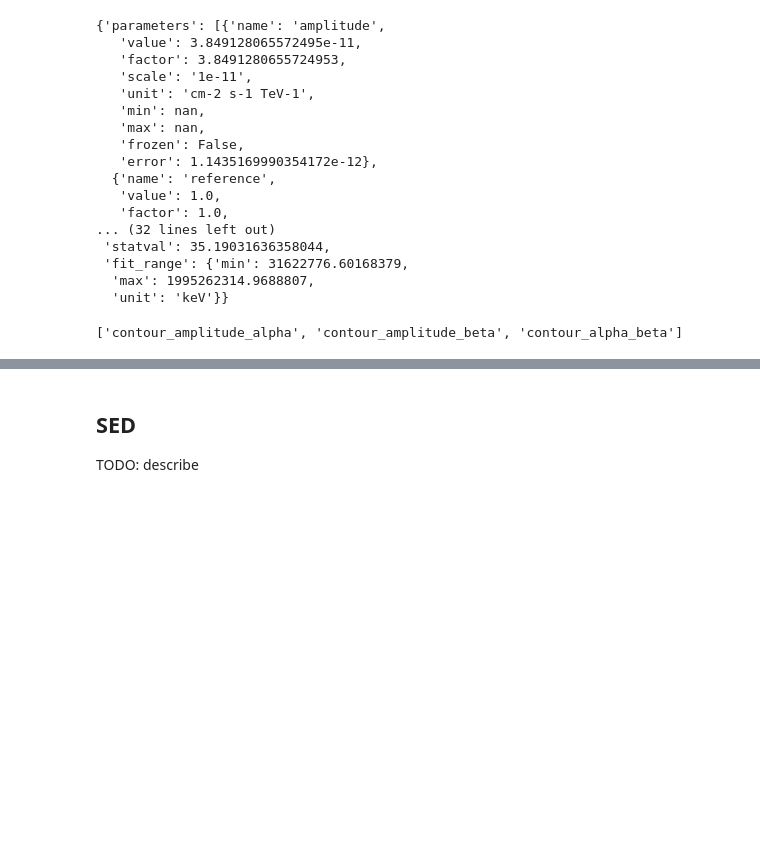
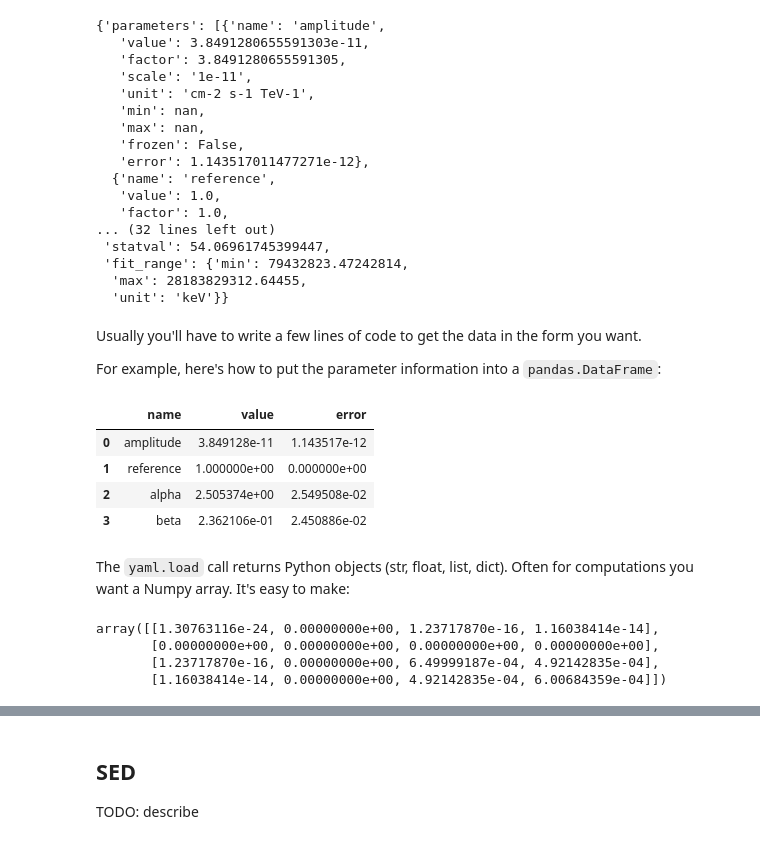
Before and after one commit to open-gamma-ray-astro/joint-crab, a Jupyter notebook: 2_results.ipynb, the cells around one changed output, grey strips where cells are left out. Drawn from its saved outputs; the diff is of its cells as text; code cells hidden in the pictures; blank space fills up the shorter version.

```diff
--- a/2_results.ipynb
+++ b/2_results.ipynb
@@ -20,27 +22,48 @@ TODO: describe
 # %%
-fit = yaml.load(open('results/fit/fit_joint.yaml'))
-contours = yaml.load(open('results/fit/contours_joint.yaml'))
+info = yaml.load(open('results/fit/fit_joint.yaml'))
+info
+# %% [output]
+{'parameters': [{'name': 'amplitude',
+   'value': 3.8491280655591303e-11,
+   'factor': 3.8491280655591305,
+   'scale': '1e-11',
+   'unit': 'cm-2 s-1 TeV-1',
+   'min': nan,
+   'max': nan,
+   'frozen': False,
+   'error': 1.143517011477271e-12},
+  {'name': 'reference',
+   'value': 1.0,
+   'factor': 1.0,
+... (32 lines left out)
+ 'statval': 54.06961745399447,
+ 'fit_range': {'min': 79432823.47242814,
+  'max': 28183829312.64455,
+  'unit': 'keV'}}
-# %%
-fit
-# %% [output]
-{'parameters': [{'name': 'amplitude',
-   'value': 3.849128065572495e-11,
-   'factor': 3.8491280655724953,
-   'scale': '1e-11',
-   'unit': 'cm-2 s-1 TeV-1',
-   'min': nan,
-   'max': nan,
-   'frozen': False,
-   'error': 1.1435169990354172e-12},
-  {'name': 'reference',
-   'value': 1.0,
-   'factor': 1.0,
-... (32 lines left out)
- 'statval': 35.19031636358044,
- 'fit_range': {'min': 31622776.60168379,
-  'max': 1995262314.9688807,
-  'unit': 'keV'}}
-# %%
-list(contours.keys())
-# %% [output]
-['contour_amplitude_alpha', 'contour_amplitude_beta', 'contour_alpha_beta']
+# %% [markdown]
+Usually you'll have to write a few lines of code to get the data in the form you want.
+
+For example, here's how to put the parameter information into a `pandas.DataFrame`:
+# %%
+pd.DataFrame([
+    {'name': _['name'], 'value': _['value'], 'error': _['error']}
+    for _ in info["parameters"]
+],
+    columns=["name", "value", "error"],
+)
+# %% [output]
+|  | name | value | error |
+| 0 | amplitude | 3.849128e-11 | 1.143517e-12 |
+| 1 | reference | 1.000000e+00 | 0.000000e+00 |
+| 2 | alpha | 2.505374e+00 | 2.549508e-02 |
+| 3 | beta | 2.362106e-01 | 2.450886e-02 |
+# %% [markdown]
+The `yaml.load` call returns Python objects (str, float, list, dict). Often for computations you want a Numpy array. It's easy to make:
+# %%
+cov = np.array(info["covariance"])
+cov
+# %% [output]
+array([[1.30763116e-24, 0.00000000e+00, 1.23717870e-16, 1.16038414e-14],
+       [0.00000000e+00, 0.00000000e+00, 0.00000000e+00, 0.00000000e+00],
+       [1.23717870e-16, 0.00000000e+00, 6.49999187e-04, 4.92142835e-04],
+       [1.16038414e-14, 0.00000000e+00, 4.92142835e-04, 6.00684359e-04]])
```
Also changed, not shown: parts of 20 cells of this notebook.
